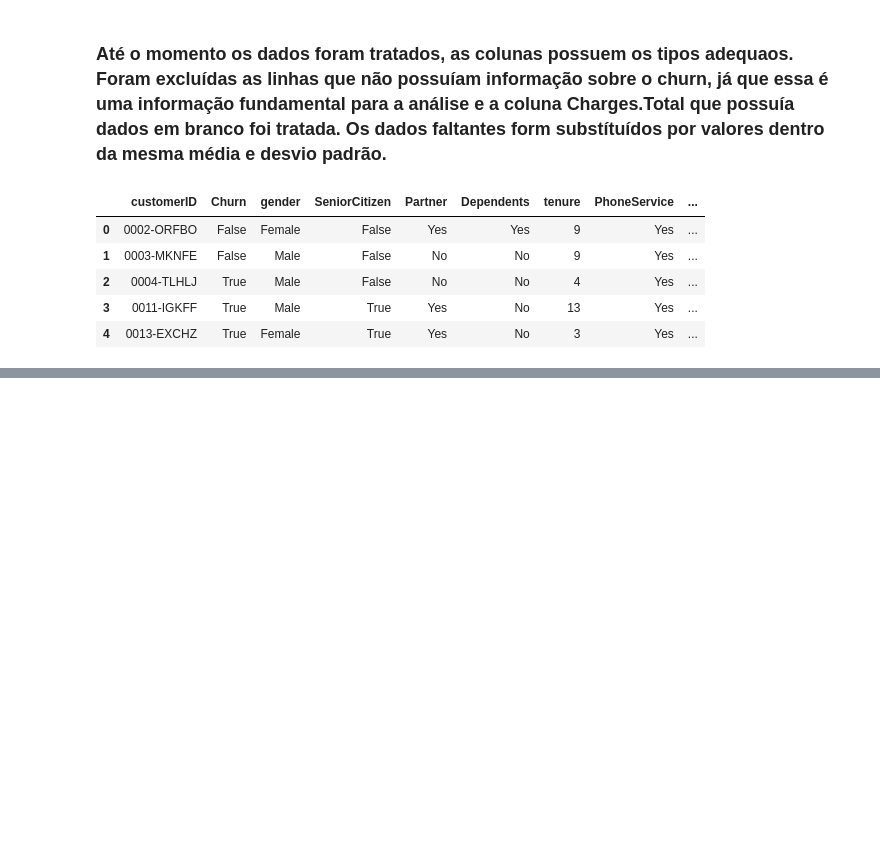
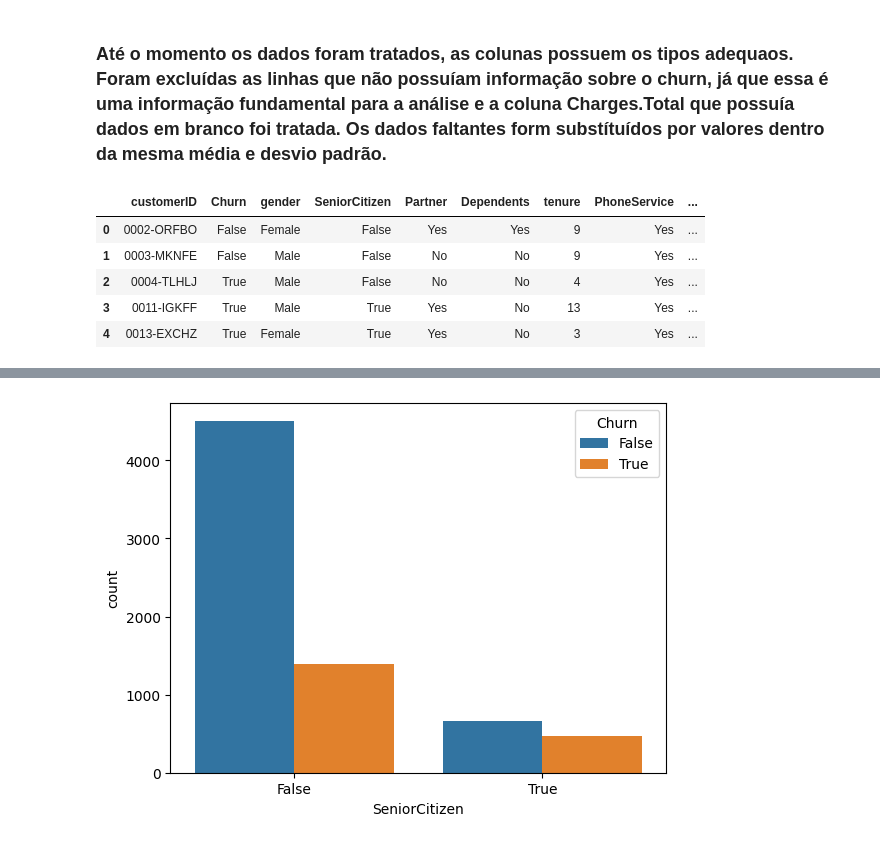
Before and after one commit to ebenezercarvalho/Desafio-02, a Jupyter notebook: telecom-x.ipynb, the cells around one changed output, grey strips where cells are left out. Drawn from its saved outputs; the diff is of its cells as text; code cells hidden in the pictures; blank space fills up the shorter version.

```diff
--- a/telecom-x.ipynb
+++ b/telecom-x.ipynb
@@ -234,0 +270,5 @@ df.head()
+# %%
+sns.countplot(x='SeniorCitizen', hue='Churn', data=df)
+plt.show()
+# %% [output]
+[figure, added]
```
Also changed, not shown: parts of 15 cells of this notebook.
